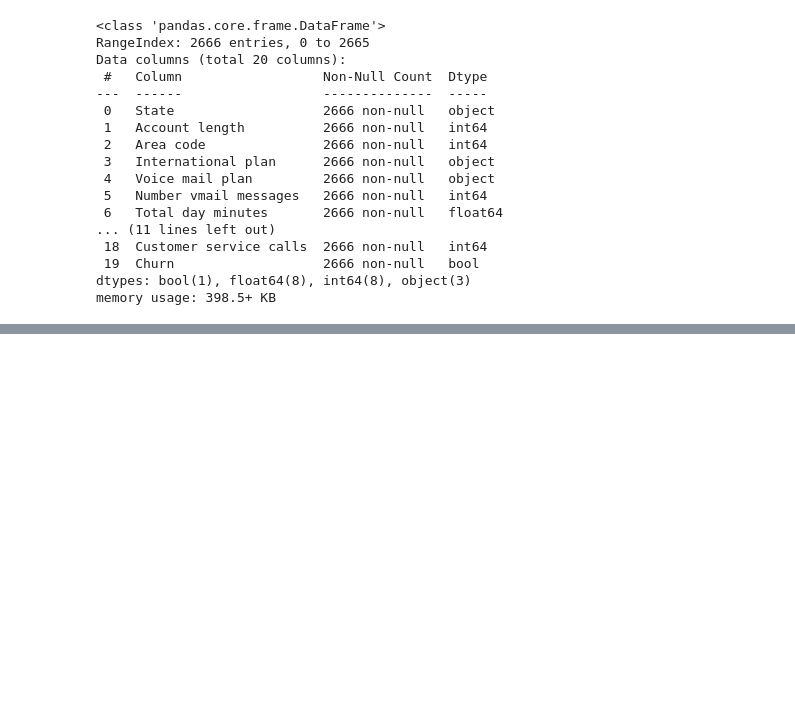
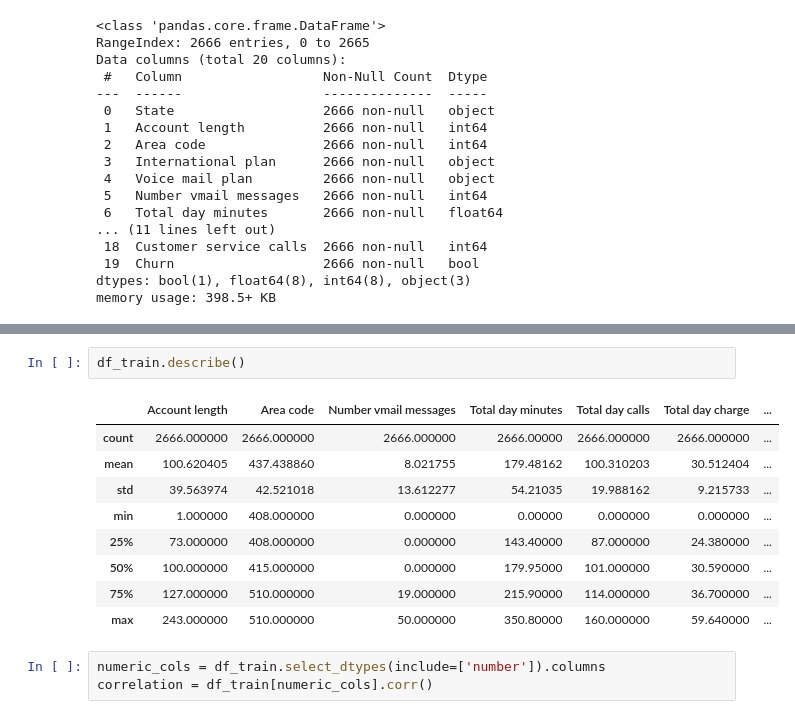
Before and after one commit to chpanagakos/churn-prediction, a Jupyter notebook: notebooks/main.ipynb, the cells around one changed output, grey strips where cells are left out. Saved outputs shown, nothing was run; the diff lists cells and outputs as text; blank space fills up the shorter version.

```diff
--- a/notebooks/main.ipynb
+++ b/notebooks/main.ipynb
@@ -25,0 +38,15 @@ memory usage: 398.5+ KB
+# %%
+df_train.describe()
+# %% [output]
+|  | Account length | Area code | Number vmail messages | Total day minutes | Total day calls | Total day charge | ... |
+| count | 2666.000000 | 2666.000000 | 2666.000000 | 2666.00000 | 2666.000000 | 2666.000000 | ... |
+| mean | 100.620405 | 437.438860 | 8.021755 | 179.48162 | 100.310203 | 30.512404 | ... |
+| std | 39.563974 | 42.521018 | 13.612277 | 54.21035 | 19.988162 | 9.215733 | ... |
+| min | 1.000000 | 408.000000 | 0.000000 | 0.00000 | 0.000000 | 0.000000 | ... |
+| 25% | 73.000000 | 408.000000 | 0.000000 | 143.40000 | 87.000000 | 24.380000 | ... |
+| 50% | 100.000000 | 415.000000 | 0.000000 | 179.95000 | 101.000000 | 30.590000 | ... |
+| 75% | 127.000000 | 510.000000 | 19.000000 | 215.90000 | 114.000000 | 36.700000 | ... |
+| max | 243.000000 | 510.000000 | 50.000000 | 350.80000 | 160.000000 | 59.640000 | ... |
+# %%
+numeric_cols = df_train.select_dtypes(include=['number']).columns
+correlation = df_train[numeric_cols].corr()
```
Also changed, not shown: parts of 7 cells of this notebook.
